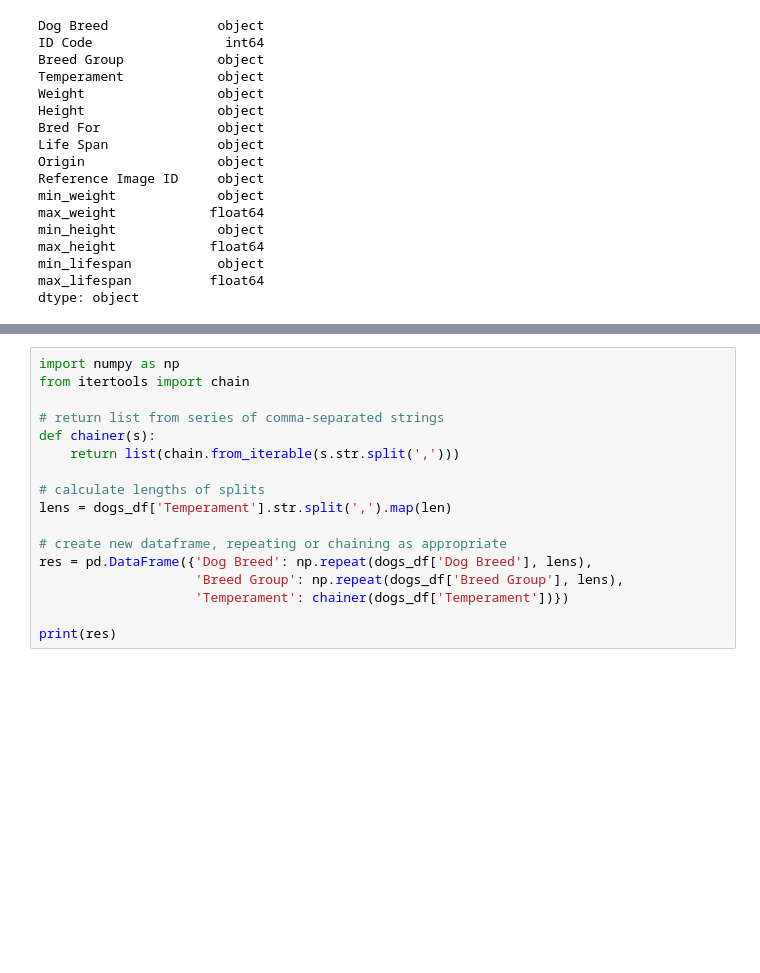
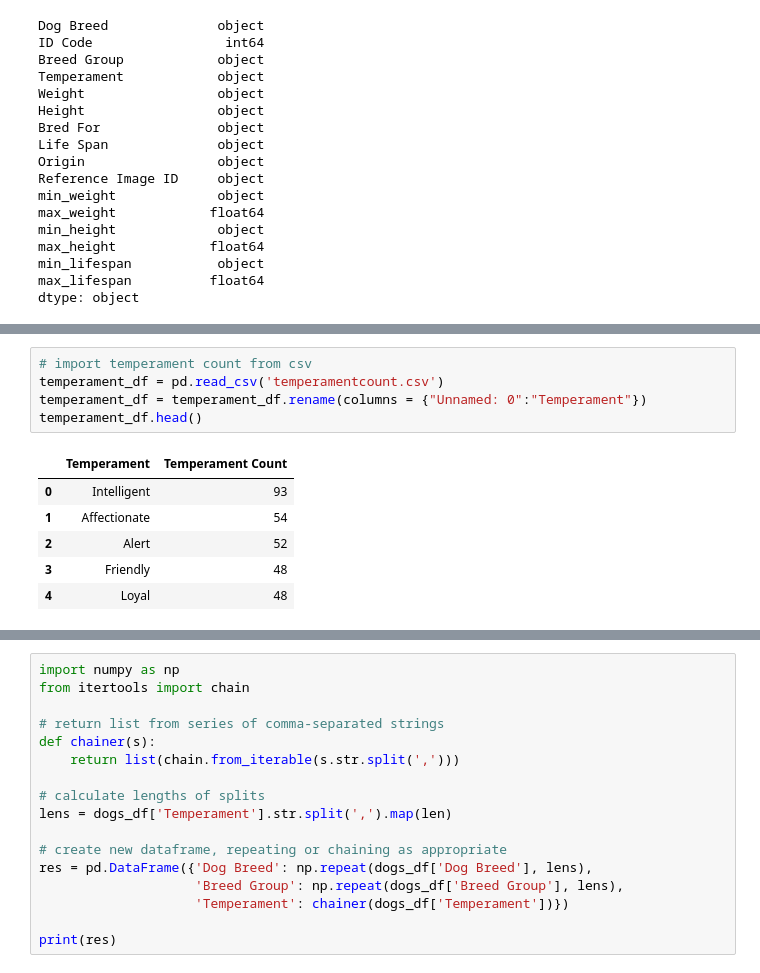
Before and after one commit to chelseasenter/Doggo-Webpage, a Jupyter notebook: Graphs/graphing.ipynb, the cells around one changed output, grey strips where cells are left out. Drawn from its saved outputs; the diff is of its cells as text; blank space fills up the shorter version.

```diff
--- a/Graphs/graphing.ipynb
+++ b/Graphs/graphing.ipynb
@@ -126,0 +140,12 @@ plt.show()
+# %%
+# import temperament count from csv
+temperament_df = pd.read_csv('temperamentcount.csv')
+temperament_df = temperament_df.rename(columns = {"Unnamed: 0":"Temperament"})
+temperament_df.head()
+# %% [output]
+|  | Temperament | Temperament Count |
+| 0 | Intelligent | 93 |
+| 1 | Affectionate | 54 |
+| 2 | Alert | 52 |
+| 3 | Friendly | 48 |
+| 4 | Loyal | 48 |
```
Also changed, not shown: parts of 5 cells of this notebook, 4 other files.
